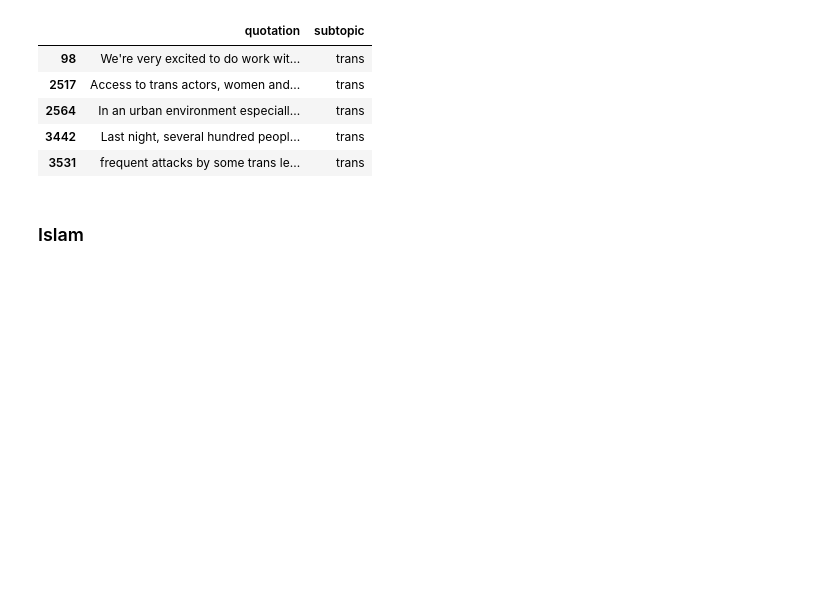
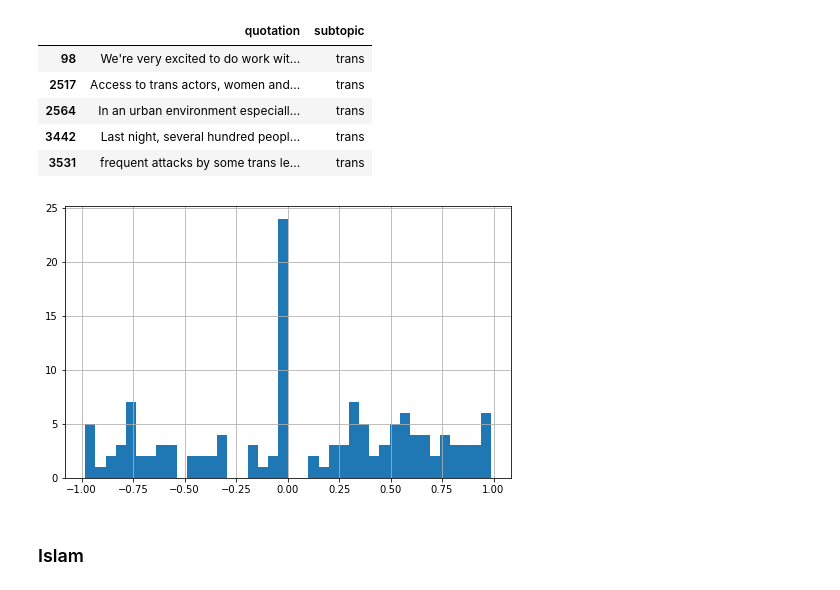
Before and after one commit to epfl-ada/ada-2021-project-concatsanddogs, a Jupyter notebook: Top_to_bottom.ipynb, the cells around one changed output. Cells and saved outputs as stored; diff of their text form; code cells hidden in the pictures; blank space fills up the shorter version.

Commit message:
Ad sentiment on subcategories

```diff
--- a/Top_to_bottom.ipynb
+++ b/Top_to_bottom.ipynb
@@ -241,6 +243,14 @@ df['subtopic'].value_counts().sort_index().plot.bar(x='Target Value', y='Number
 # %% [output]
 <AxesSubplot:>
 [figure]
+# %%
+#Vader
+import vaderSentiment
+from vaderSentiment.vaderSentiment import SentimentIntensityAnalyzer
+quote = df['quotation'].iloc[0]
+analyzer = SentimentIntensityAnalyzer()
+vs = analyzer.polarity_scores(df['quotation'].loc[1])
+df['sentiment'] = df['quotation'].apply(lambda x : analyzer.polarity_scores(x)['compound'])
 # %% [markdown]
 ## Examples for different subtopic
 # %% [markdown]
@@ -254,6 +264,12 @@ df[df['subtopic']=='trans'].head()[['quotation','subtopic']]
 | 2564 | In an urban environment especiall... | trans |
 | 3442 | Last night, several hundred peopl... | trans |
 | 3531 | frequent attacks by some trans le... | trans |
+# %%
+df_trans = df[df['subtopic']=='trans']
+df_trans['sentiment'].hist(bins=40, figsize = [8,5])
+plt.show()
+# %% [output]
+[figure, added]
 # %% [markdown]
 ### Islam
 # %%
```
Also changed, not shown: parts of 5 cells of this notebook.
